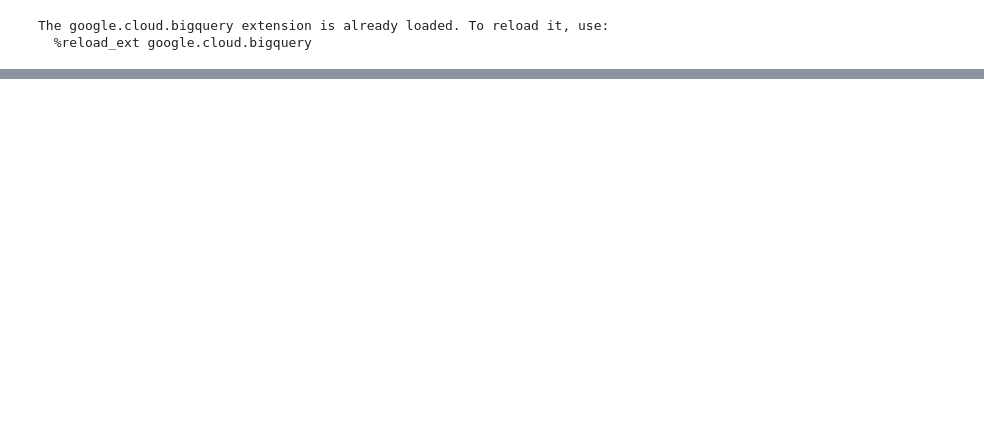
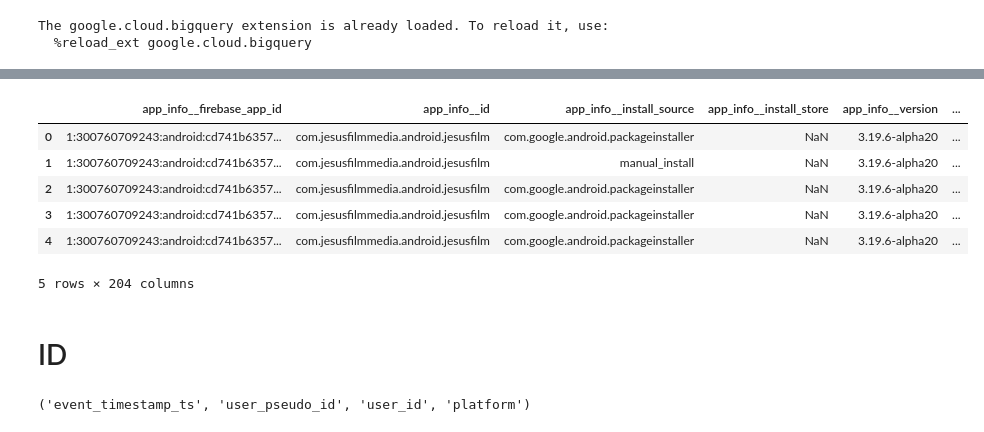
Before and after one commit to dj-betts/jf_project, a Jupyter notebook: eda.ipynb, the cells around one changed output, grey strips where cells are left out. Saved outputs shown, nothing was run; the diff lists cells and outputs as text; code cells hidden in the pictures; blank space fills up the shorter version.

```diff
--- a/eda.ipynb
+++ b/eda.ipynb
@@ -46,0 +78,16 @@ df.geo__continent.hist()
+# %%
+df.head()
+# %% [output]
+|  | app_info__firebase_app_id | app_info__id | app_info__install_source | app_info__install_store | app_info__version | ... |
+| 0 | 1:300760709243:android:cd741b6357... | com.jesusfilmmedia.android.jesusfilm | com.google.android.packageinstaller | NaN | 3.19.6-alpha20 | ... |
+| 1 | 1:300760709243:android:cd741b6357... | com.jesusfilmmedia.android.jesusfilm | manual_install | NaN | 3.19.6-alpha20 | ... |
+| 2 | 1:300760709243:android:cd741b6357... | com.jesusfilmmedia.android.jesusfilm | com.google.android.packageinstaller | NaN | 3.19.6-alpha20 | ... |
+| 3 | 1:300760709243:android:cd741b6357... | com.jesusfilmmedia.android.jesusfilm | com.google.android.packageinstaller | NaN | 3.19.6-alpha20 | ... |
+| 4 | 1:300760709243:android:cd741b6357... | com.jesusfilmmedia.android.jesusfilm | com.google.android.packageinstaller | NaN | 3.19.6-alpha20 | ... |
+5 rows × 204 columns
+# %% [markdown]
+# ID
+# %%
+'event_timestamp_ts', 'user_pseudo_id', 'user_id', 'platform'
+# %% [output]
+('event_timestamp_ts', 'user_pseudo_id', 'user_id', 'platform')
```
Also changed, not shown: parts of 52 cells of this notebook.
